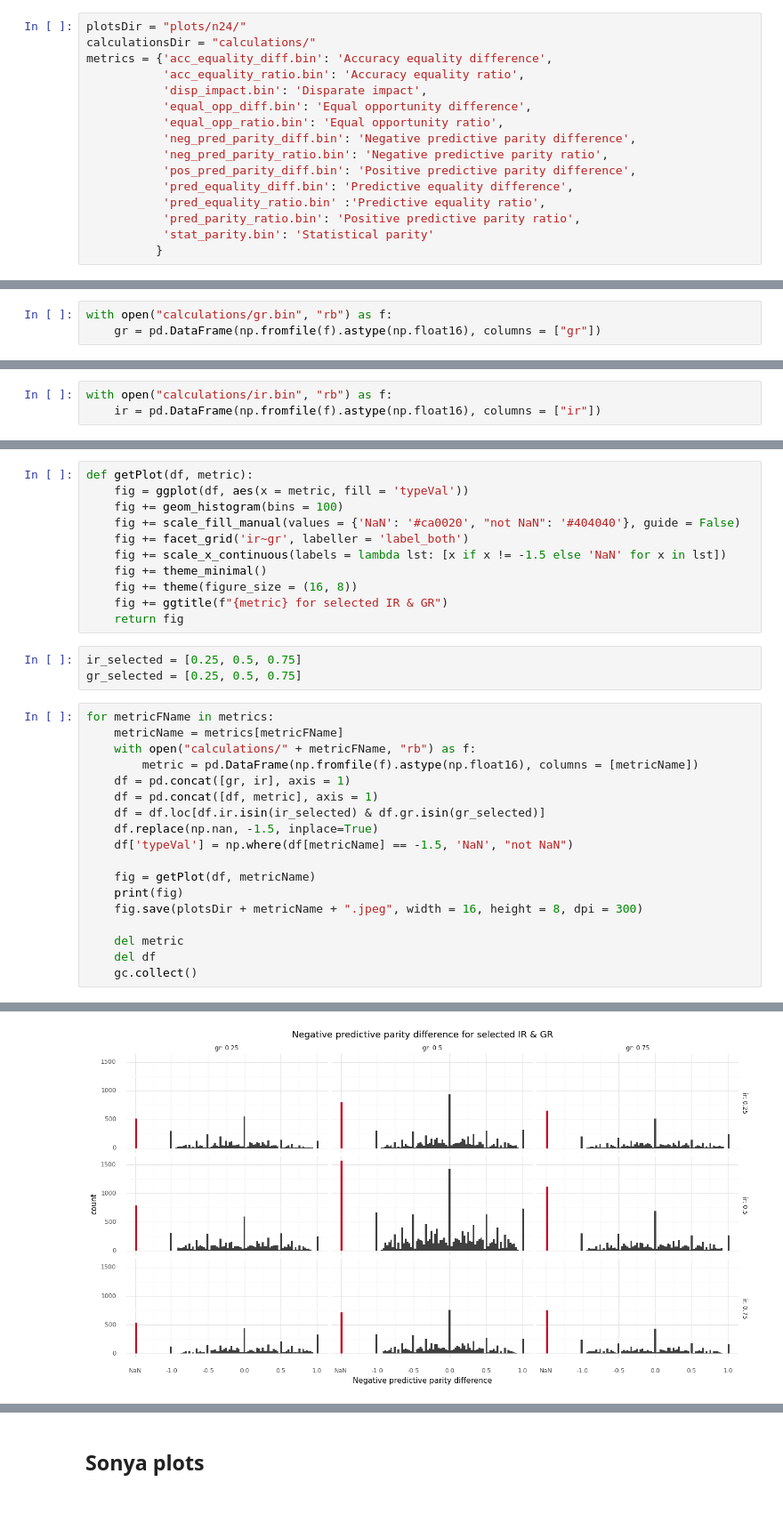
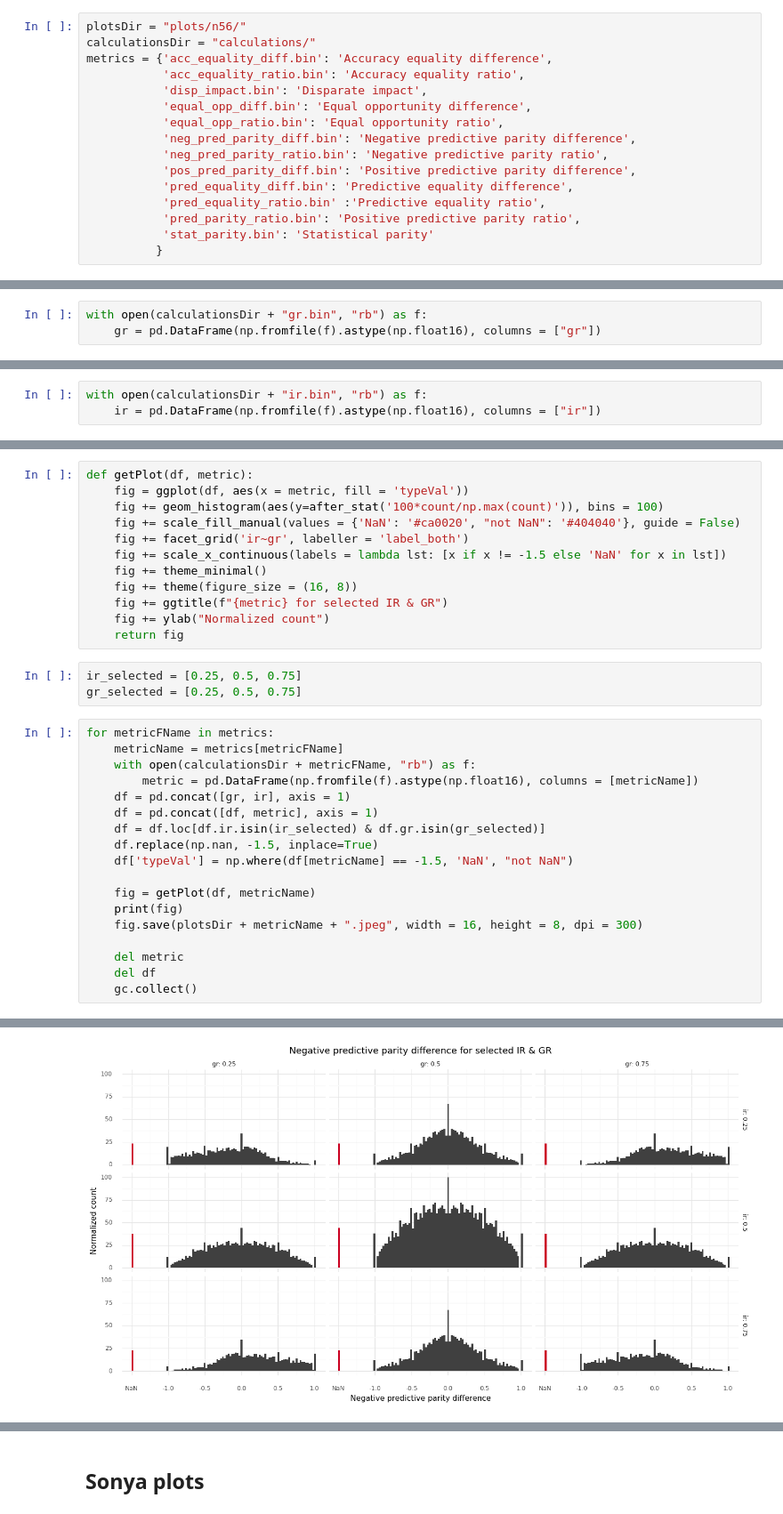
Before and after one commit to emanuelrck/Replication_analysis-of-fairness-measures, a Jupyter notebook: plotting.ipynb, the cells around one changed output, grey strips where cells are left out. Shown: that part at 89% size. Saved outputs shown, nothing was run; the diff lists cells and outputs as text.

Commit message:
normalized plots

```diff
--- a/plotting.ipynb
+++ b/plotting.ipynb
@@ -9,7 +9,7 @@ import gc
 import warnings
 warnings.filterwarnings('ignore')
 # %%
-plotsDir = "plots/n24/"
+plotsDir = "plots/n56/"
 calculationsDir = "calculations/"
 metrics = {'acc_equality_diff.bin': 'Accuracy equality difference',
            'acc_equality_ratio.bin': 'Accuracy equality ratio',
@@ -27,7 +27,7 @@ metrics = {'acc_equality_diff.bin': 'Accuracy equality difference',
 # %% [markdown]
 ## Group Ratio distribution
 # %%
-with open("calculations/gr.bin", "rb") as f:
+with open(calculationsDir + "gr.bin", "rb") as f:
     gr = pd.DataFrame(np.fromfile(f).astype(np.float16), columns = ["gr"])
 # %%
 fig, ax = plt.subplots(1, 2, figsize = (16, 8))
@@ -46,7 +46,7 @@ fig.savefig(plotsDir + "GR.jpeg", dpi = 300)
 # %% [markdown]
 ## Imbalance Ratio distribution
 # %%
-with open("calculations/ir.bin", "rb") as f:
+with open(calculationsDir + "ir.bin", "rb") as f:
     ir = pd.DataFrame(np.fromfile(f).astype(np.float16), columns = ["ir"])
 # %%
 fig, ax = plt.subplots(1, 2, figsize = (16, 8))
@@ -67,13 +67,14 @@ fig.savefig(plotsDir + "IR.jpeg", dpi = 300)
 # %%
 def getPlot(df, metric):
     fig = ggplot(df, aes(x = metric, fill = 'typeVal'))
-    fig += geom_histogram(bins = 100)
+    fig += geom_histogram(aes(y=after_stat('100*count/np.max(count)')), bins = 100)
     fig += scale_fill_manual(values = {'NaN': '#ca0020', "not NaN": '#404040'}, guide = False)
     fig += facet_grid('ir~gr', labeller = 'label_both')
     fig += scale_x_continuous(labels = lambda lst: [x if x != -1.5 else 'NaN' for x in lst])
     fig += theme_minimal()
     fig += theme(figure_size = (16, 8))
     fig += ggtitle(f"{metric} for selected IR & GR")
+    fig += ylab("Normalized count")
     return fig
 # %%
 ir_selected = [0.25, 0.5, 0.75]
@@ -81,7 +82,7 @@ gr_selected = [0.25, 0.5, 0.75]
 # %%
 for metricFName in metrics:
     metricName = metrics[metricFName]
-    with open("calculations/" + metricFName, "rb") as f:
+    with open(calculationsDir + metricFName, "rb") as f:
         metric = pd.DataFrame(np.fromfile(f).astype(np.float16), columns = [metricName])
     df = pd.concat([gr, ir], axis = 1)
     df = pd.concat([df, metric], axis = 1)
@@ -105 +106 @@ for metricFName in metrics:
-[figure, old version]
+[figure, new version]
```
Also changed, not shown: parts of 6 cells of this notebook, 12 other files.
